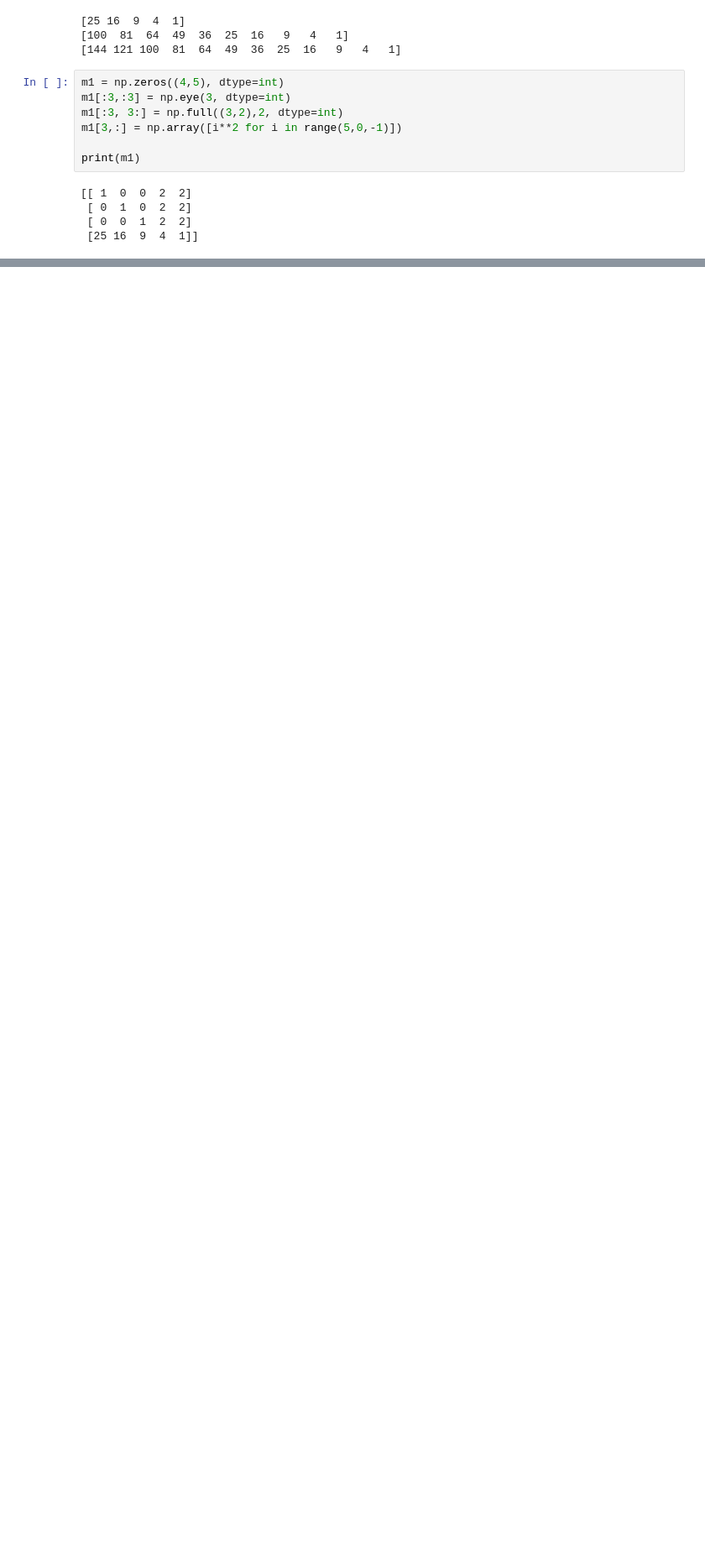
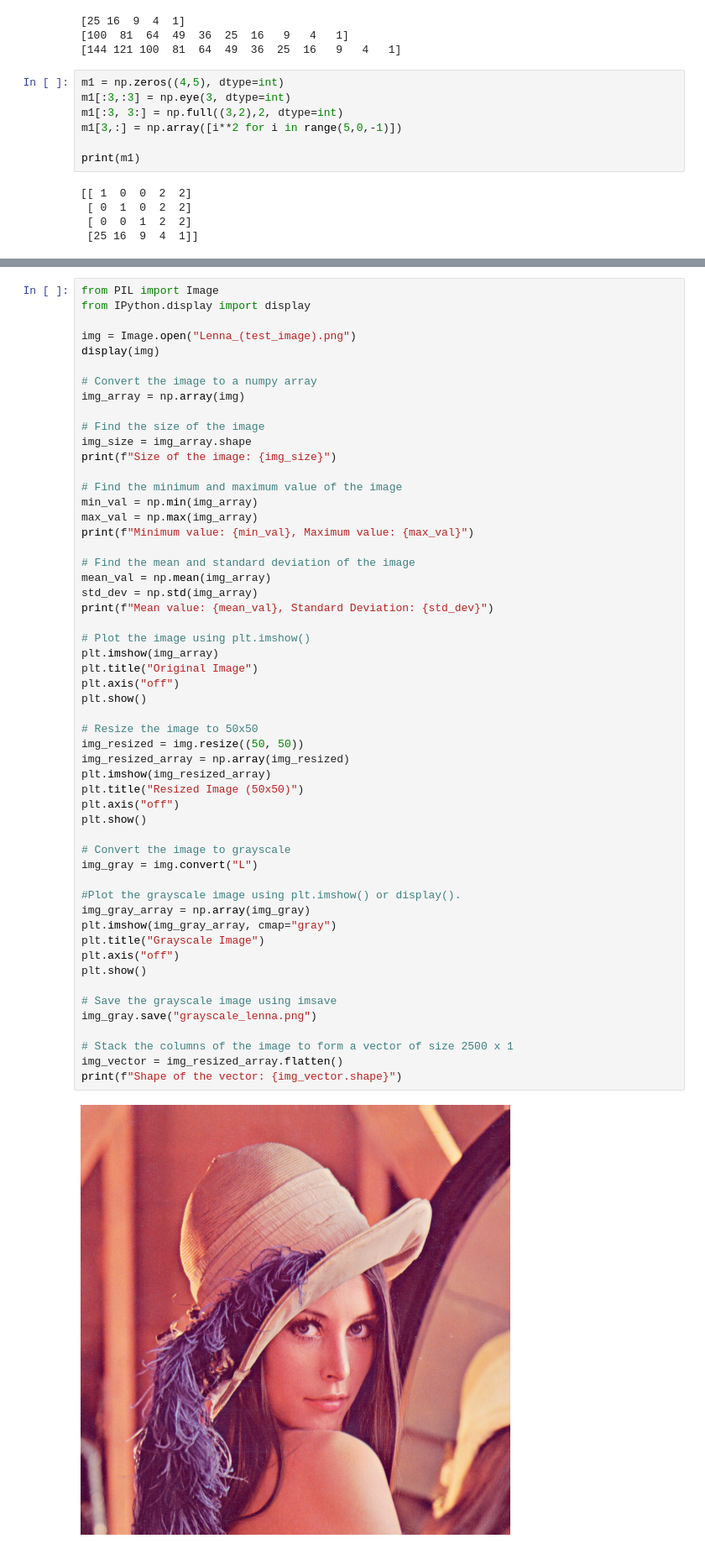
Before and after one commit to TheSheDevil13/Language-Practice-Lab, a Jupyter notebook: Python/numericals.ipynb, the cells around one changed output, grey strips where cells are left out. Shown at 84% size. Cells and saved outputs as stored; diff of their text form; blank space fills up the shorter version.

```diff
--- a/Python/numericals.ipynb
+++ b/Python/numericals.ipynb
@@ -142,0 +135,56 @@ FileNotFoundError: [Errno 2] No such file or directory: 'Lenna_(test_image).png'
+# %%
+from PIL import Image
+from IPython.display import display
+
+img = Image.open("Lenna_(test_image).png")
+display(img)
+
+# Convert the image to a numpy array
+img_array = np.array(img)
+
+# Find the size of the image
+img_size = img_array.shape
+print(f"Size of the image: {img_size}")
+
+# Find the minimum and maximum value of the image
+min_val = np.min(img_array)
+max_val = np.max(img_array)
+print(f"Minimum value: {min_val}, Maximum value: {max_val}")
+
+# Find the mean and standard deviation of the image
+mean_val = np.mean(img_array)
+std_dev = np.std(img_array)
+print(f"Mean value: {mean_val}, Standard Deviation: {std_dev}")
+
+# Plot the image using plt.imshow()
+plt.imshow(img_array)
+plt.title("Original Image")
+plt.axis("off")
+plt.show()
+
+# Resize the image to 50x50
+img_resized = img.resize((50, 50))
+img_resized_array = np.array(img_resized)
+plt.imshow(img_resized_array)
+plt.title("Resized Image (50x50)")
+plt.axis("off")
+plt.show()
+
+# Convert the image to grayscale
+img_gray = img.convert("L")
+
+#Plot the grayscale image using plt.imshow() or display().
+img_gray_array = np.array(img_gray)
+plt.imshow(img_gray_array, cmap="gray")
+plt.title("Grayscale Image")
+plt.axis("off")
+plt.show()
+
+# Save the grayscale image using imsave
+img_gray.save("grayscale_lenna.png")
+
+# Stack the columns of the image to form a vector of size 2500 x 1
+img_vector = img_resized_array.flatten()
+print(f"Shape of the vector: {img_vector.shape}")
+# %% [output]
+[figure, added]
```
Also changed, not shown: parts of 3 cells of this notebook, 2 other files.
